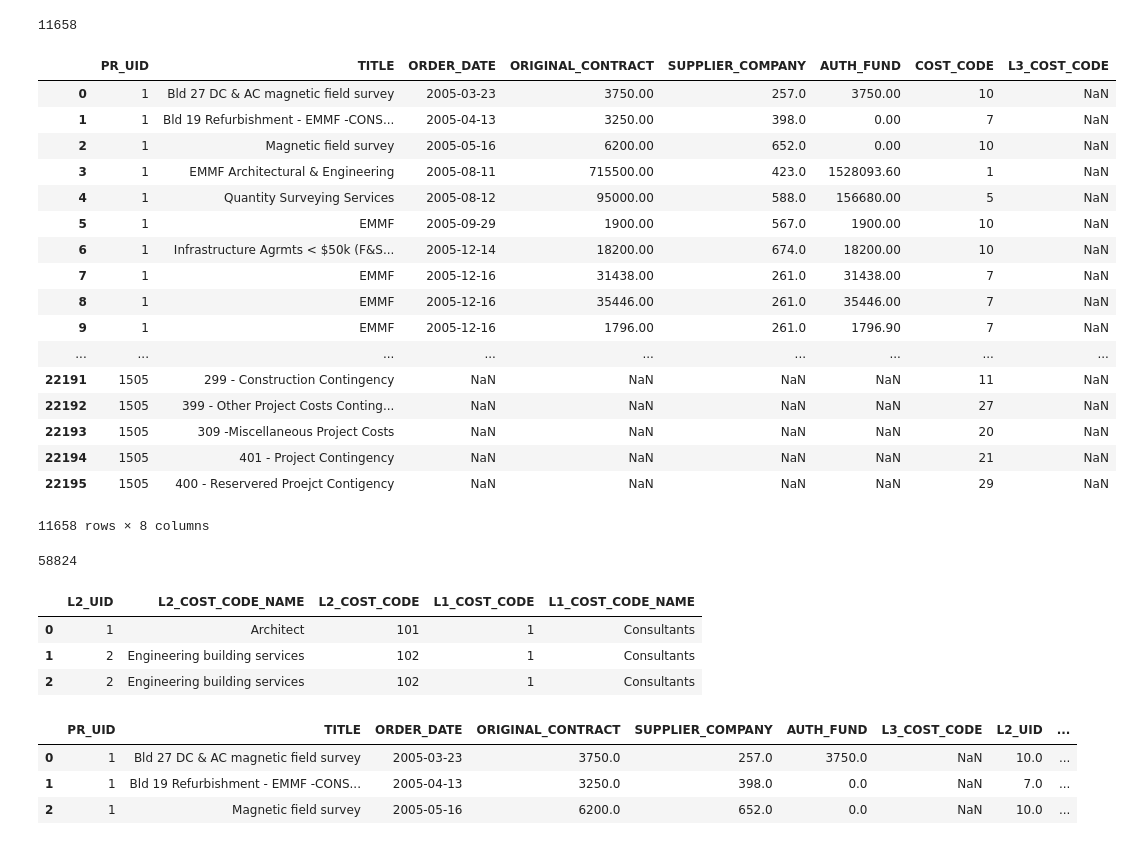
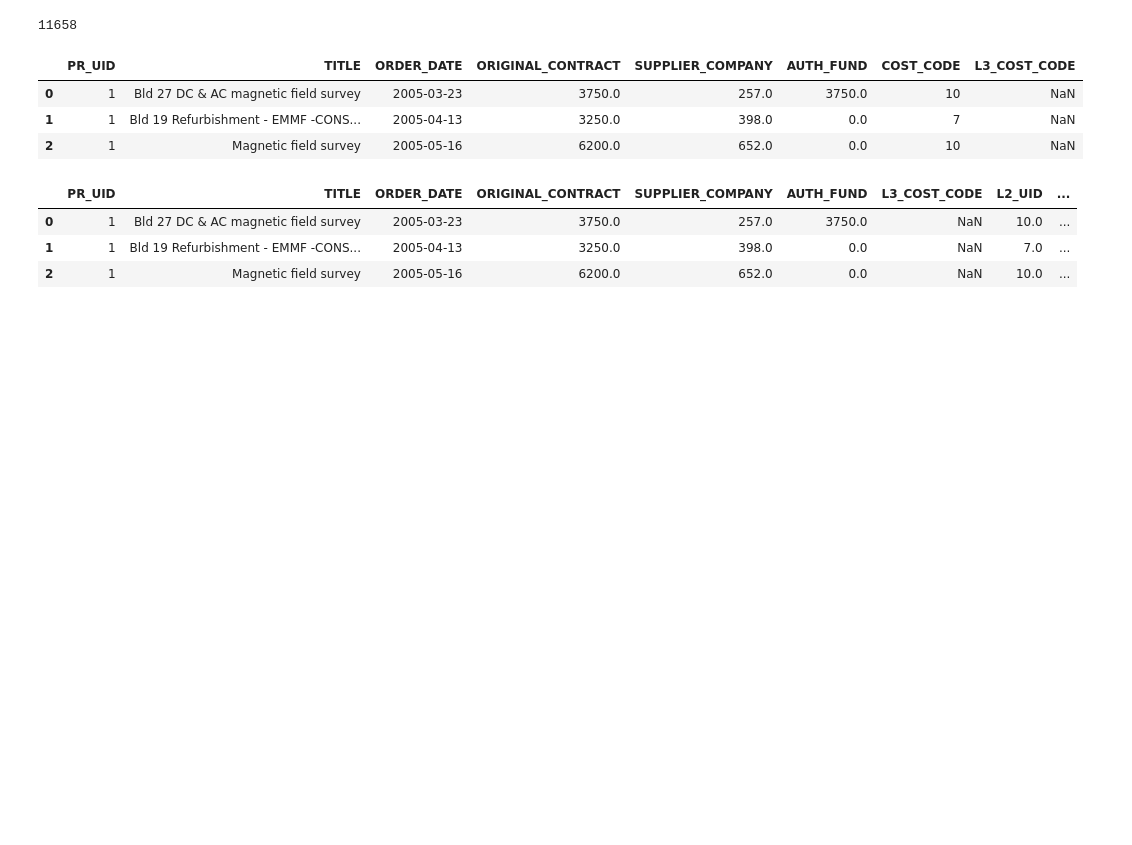
Before and after one commit to heroxk/pmrs_analytics_poc, a Jupyter notebook: [Exploration].ipynb, the cells around one changed output. Saved outputs shown, nothing was run; the diff lists cells and outputs as text; code cells hidden in the pictures; blank space fills up the shorter version.

```diff
--- a/[Exploration].ipynb
+++ b/[Exploration].ipynb
@@ -387,37 +358,12 @@ df_WP_no_l3_cost_code.shape[0]
 # %% [output]
 11658
 # %%
-df_WP_no_l3_cost_code
+df_WP_no_l3_cost_code.head(3)
 # %% [output]
 |  | PR_UID | TITLE | ORDER_DATE | ORIGINAL_CONTRACT | SUPPLIER_COMPANY | AUTH_FUND | COST_CODE | L3_COST_CODE |
-| 0 | 1 | Bld 27 DC & AC magnetic field survey | 2005-03-23 | 3750.00 | 257.0 | 3750.00 | 10 | NaN |
-| 1 | 1 | Bld 19 Refurbishment - EMMF -CONS... | 2005-04-13 | 3250.00 | 398.0 | 0.00 | 7 | NaN |
-| 2 | 1 | Magnetic field survey | 2005-05-16 | 6200.00 | 652.0 | 0.00 | 10 | NaN |
-| 3 | 1 | EMMF Architectural & Engineering | 2005-08-11 | 715500.00 | 423.0 | 1528093.60 | 1 | NaN |
-| 4 | 1 | Quantity Surveying Services | 2005-08-12 | 95000.00 | 588.0 | 156680.00 | 5 | NaN |
-| 5 | 1 | EMMF | 2005-09-29 | 1900.00 | 567.0 | 1900.00 | 10 | NaN |
-| 6 | 1 | Infrastructure Agrmts < $50k (F&S... | 2005-12-14 | 18200.00 | 674.0 | 18200.00 | 10 | NaN |
-| 7 | 1 | EMMF | 2005-12-16 | 31438.00 | 261.0 | 31438.00 | 7 | NaN |
-| 8 | 1 | EMMF | 2005-12-16 | 35446.00 | 261.0 | 35446.00 | 7 | NaN |
-| 9 | 1 | EMMF | 2005-12-16 | 1796.00 | 261.0 | 1796.90 | 7 | NaN |
-| ... | ... | ... | ... | ... | ... | ... | ... | ... |
-| 22191 | 1505 | 299 - Construction Contingency | NaN | NaN | NaN | NaN | 11 | NaN |
-| 22192 | 1505 | 399 - Other Project Costs Conting... | NaN | NaN | NaN | NaN | 27 | NaN |
-| 22193 | 1505 | 309 -Miscellaneous Project Costs | NaN | NaN | NaN | NaN | 20 | NaN |
-| 22194 | 1505 | 401 - Project Contingency | NaN | NaN | NaN | NaN | 21 | NaN |
-| 22195 | 1505 | 400 - Reservered Proejct Contigency | NaN | NaN | NaN | NaN | 29 | NaN |
+| 0 | 1 | Bld 27 DC & AC magnetic field survey | 2005-03-23 | 3750.0 | 257.0 | 3750.0 | 10 | NaN |
+| 1 | 1 | Bld 19 Refurbishment - EMMF -CONS... | 2005-04-13 | 3250.0 | 398.0 | 0.0 | 7 | NaN |
+| 2 | 1 | Magnetic field survey | 2005-05-16 | 6200.0 | 652.0 | 0.0 | 10 | NaN |
-11658 rows × 8 columns
-# %%
-pd.merge(df_WP_no_l3_cost_code, df_L1_L2_L3_Cost_Code, left_on=['COST_CODE'], right_on=['L2_'], how='left').shape[0]
-# %% [output]
-58824
-# %%
-df_L1_L2_Cost_Code_tmp.head(3)
-# %% [output]
-|  | L2_UID | L2_COST_CODE_NAME | L2_COST_CODE | L1_COST_CODE | L1_COST_CODE_NAME |
-| 0 | 1 | Architect | 101 | 1 | Consultants |
-| 1 | 2 | Engineering building services | 102 | 1 | Consultants |
-| 2 | 2 | Engineering building services | 102 | 1 | Consultants |
 # %%
 df_L1_L2_Cost_Code_tmp = \
   df_L1_L2_L3_Cost_Code.drop(columns=['L3_UID', 'L3_COST_CODE', 'L3_COST_CODE_NAME', 'L3_COST_SUB_TYPE_ID', 'L3_COST_ACTIVE']).drop_duplicates()
```
Also changed, not shown: parts of 10 cells of this notebook.
